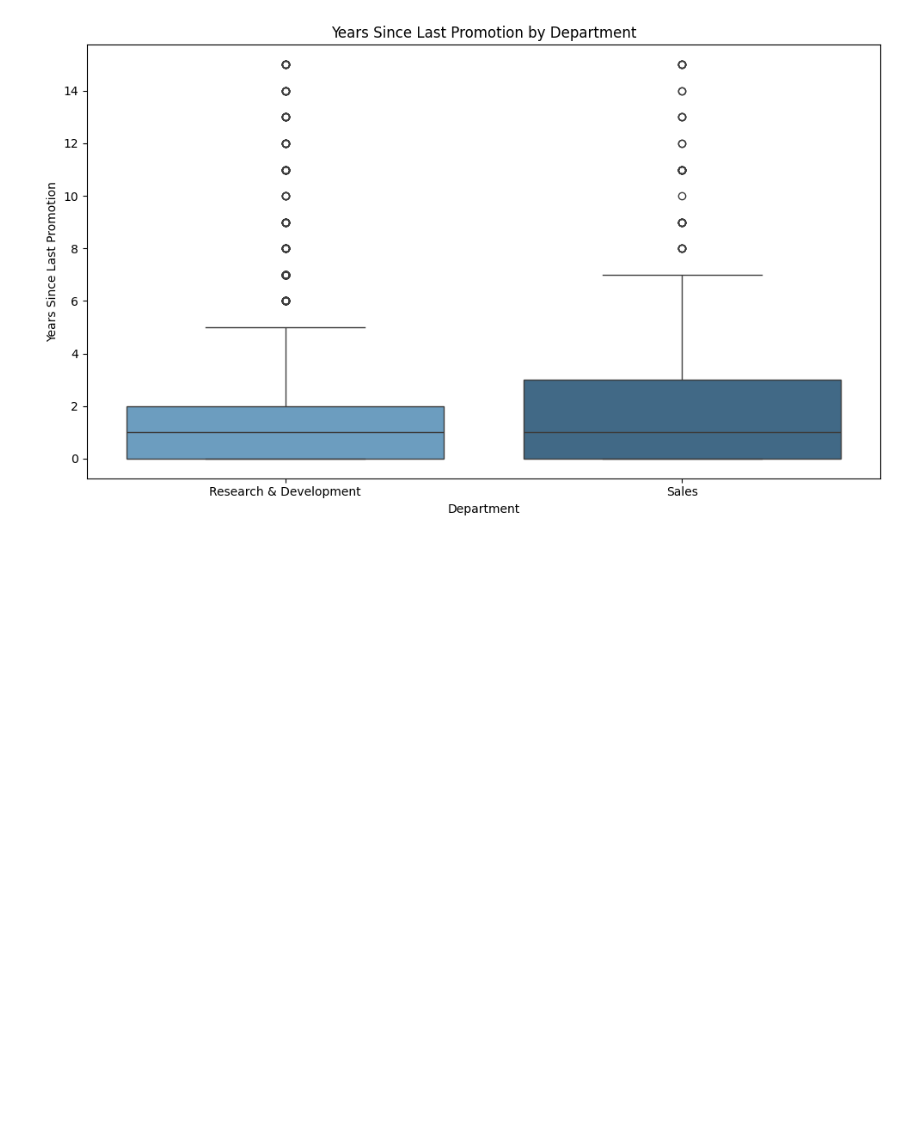
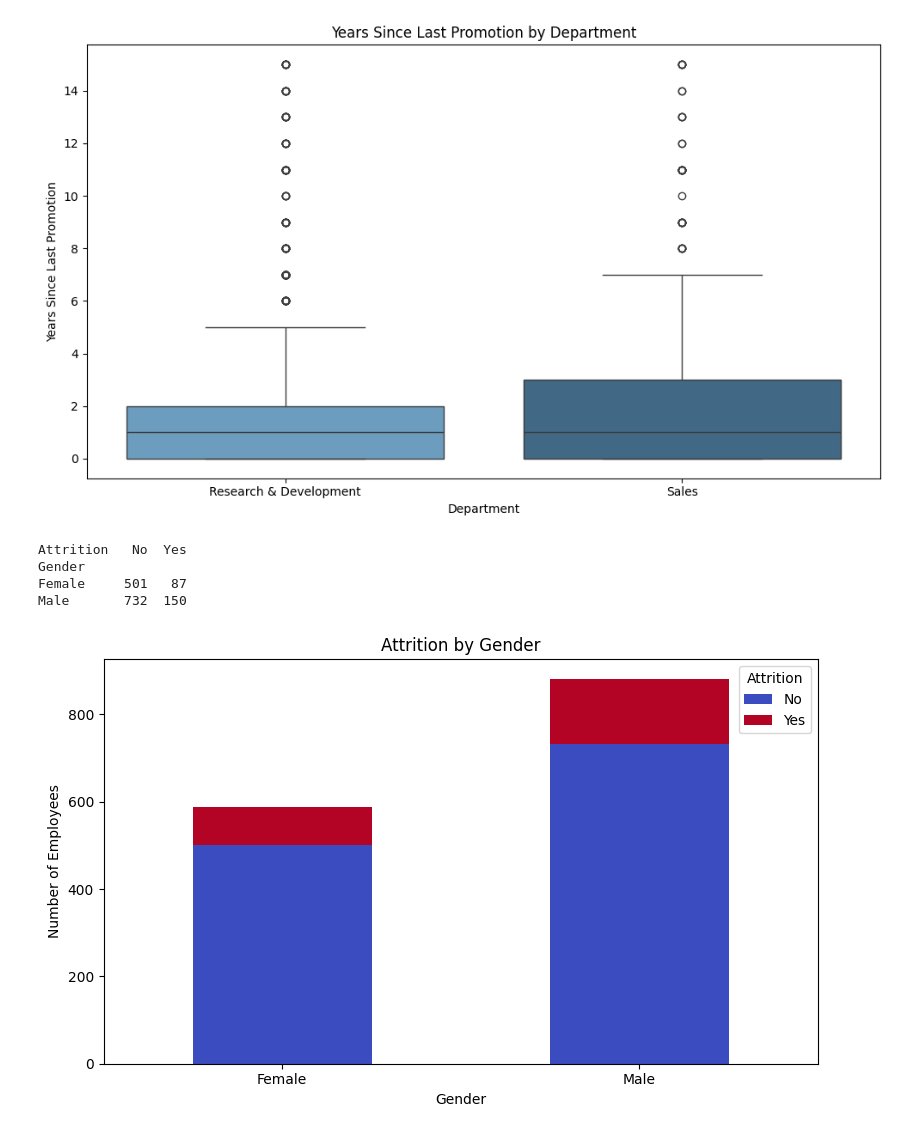
Before and after one commit to melo4yxa77796/EmployeeProductivityAnalysis, a Jupyter notebook: atrrition.ipynb, the cells around one changed output. Saved outputs shown, nothing was run; the diff lists cells and outputs as text; code cells hidden in the pictures; blank space fills up the shorter version.

Commit message:
attrition by Gender and Face Plot Attrition Various Features

```diff
--- a/atrrition.ipynb
+++ b/atrrition.ipynb
@@ -1,7 +1,7 @@
 # %%
 import pandas as pd
 
-df = pd.read_csv('/Users/ulia/Desktop/EmployeeProductivityAnalysis/WA_Fn-UseC_-HR-Employee-Attrition.csv')
+df = pd.read_csv('WA_Fn-UseC_-HR-Employee-Attrition.csv')
 
 print(df.dtypes)
 # %% [output]
@@ -295,3 +295,25 @@ Passing `palette` without assigning `hue` is deprecated and will be removed in v
 
   sns.boxplot(data=df_filtered, x='Department', y='YearsSinceLastPromotion', palette='Blues_d', order=['Research & Development', 'Sales'])
 [figure]
+# %%
+import seaborn as sns
+import matplotlib.pyplot as plt
+
+# Conteo de attrition por género
+attrition_gender = df.groupby(['Gender', 'Attrition']).size().unstack()
+print(attrition_gender)
+
+# Gráfico de barras
+attrition_gender.plot(kind='bar', stacked=True, figsize=(8,5), colormap='coolwarm')
+plt.title('Attrition by Gender')
+plt.ylabel('Number of Employees')
+plt.xlabel('Gender')
+plt.xticks(rotation=0)
+plt.tight_layout()
+plt.show()
+# %% [output]
+Attrition   No  Yes
+Gender
+Female     501   87
+Male       732  150
+[figure, added]
```
Also changed, not shown: parts of 1 cell of this notebook.
